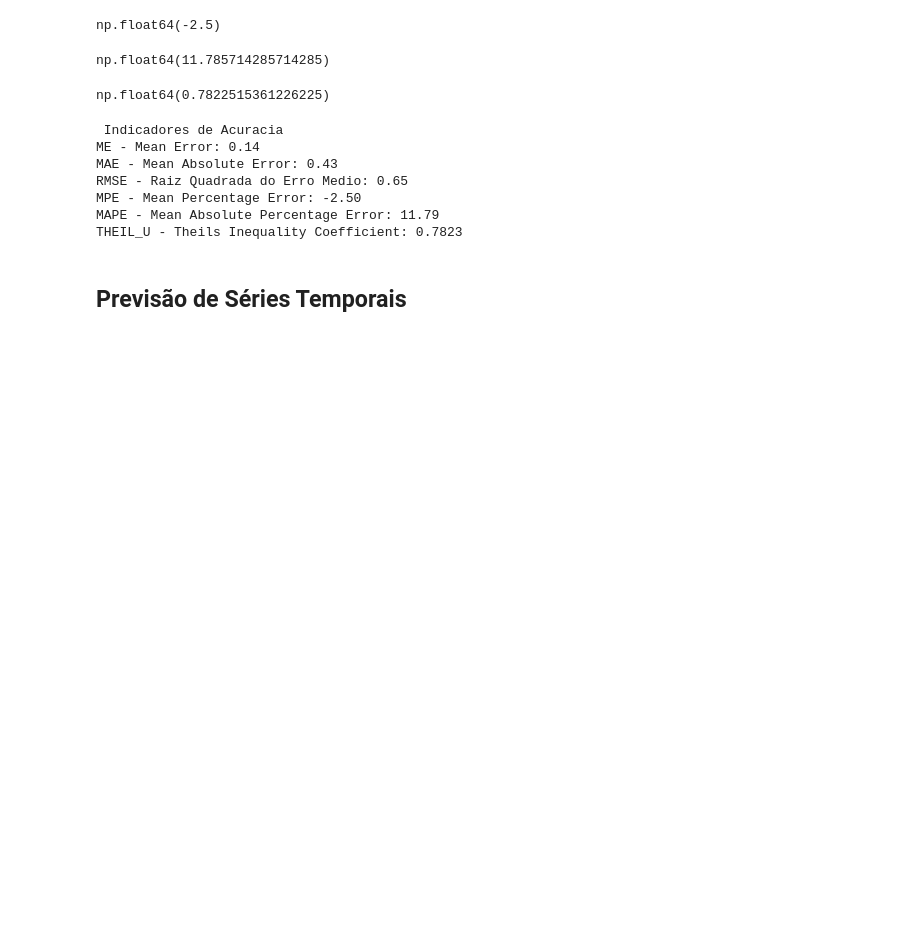
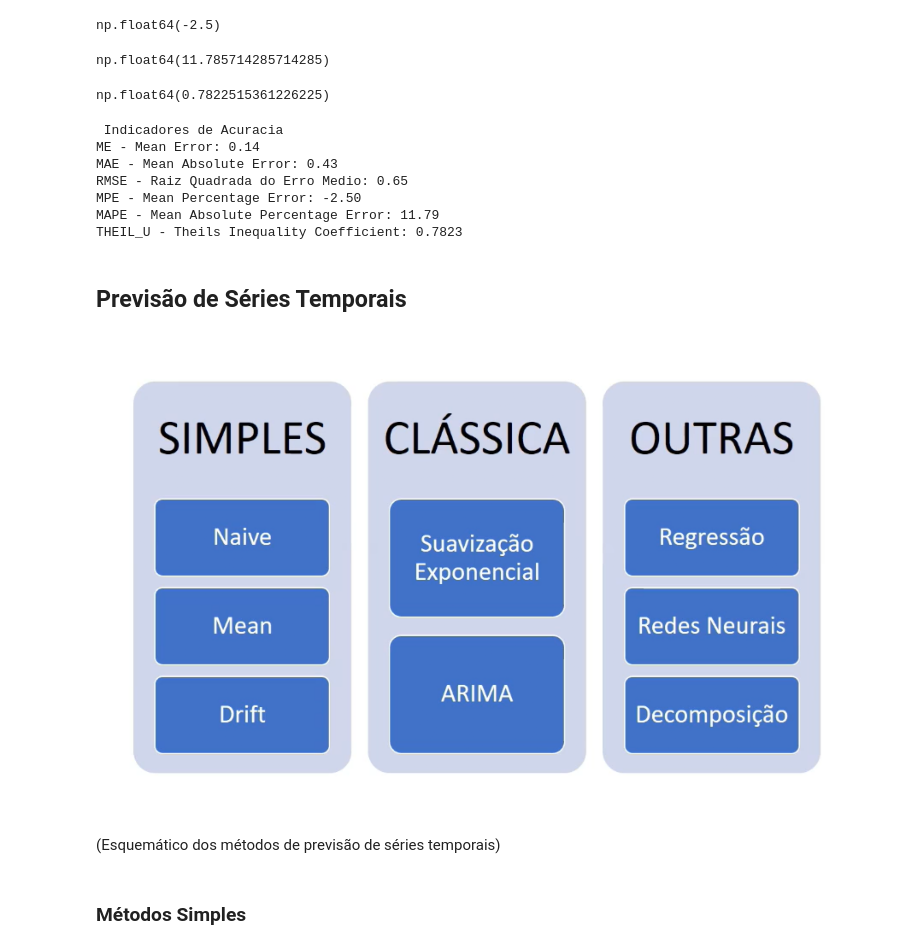
Before and after one commit to luizalaquini/time-series, a Jupyter notebook: script.ipynb, the cells around one changed output. Saved outputs shown, nothing was run; the diff lists cells and outputs as text; code cells hidden in the pictures; blank space fills up the shorter version.

```diff
--- a/script.ipynb
+++ b/script.ipynb
@@ -1035,3 +1036,18 @@ MAPE - Mean Absolute Percentage Error: 11.79
 THEIL_U - Theils Inequality Coefficient: 0.7823
 # %% [markdown]
 ## Previsão de Séries Temporais
+# %%
+# Carregar a imagem
+img = mpimg.imread('images/output_metodos_previsao.png')
+
+# Ajustar o tamanho da figura
+plt.figure(figsize=(10, 6))  # ajuste os valores para a largura e altura desejadas
+
+# Exibir a imagem
+plt.imshow(img)
+plt.axis('off')  # remove os eixos
+plt.show()
+# %% [output]
+[figure, added]
+# %% [markdown]
+(Esquemático dos métodos de previsão de séries temporais)
@@ -1037,0 +1065,2 @@ THEIL_U - Theils Inequality Coefficient: 0.7823
+# %% [markdown]
+### Métodos Simples
```
Also changed, not shown: parts of 13 cells of this notebook.
